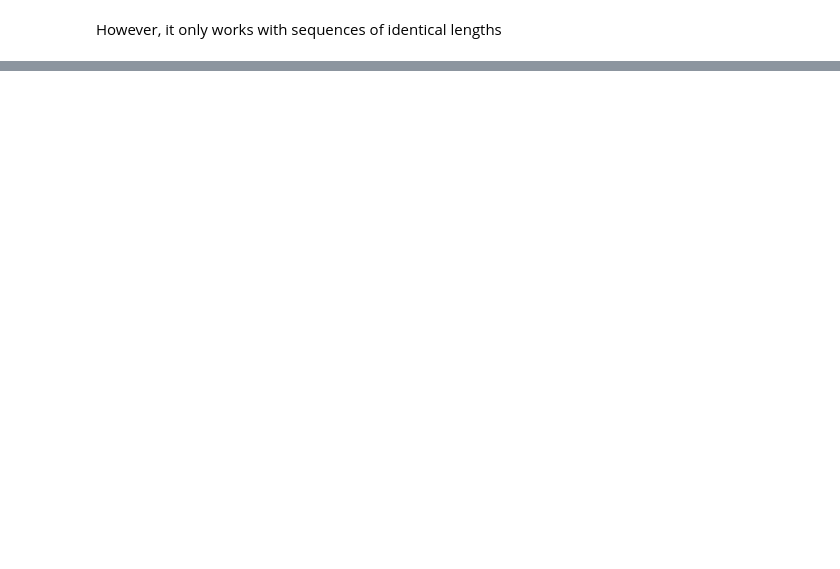
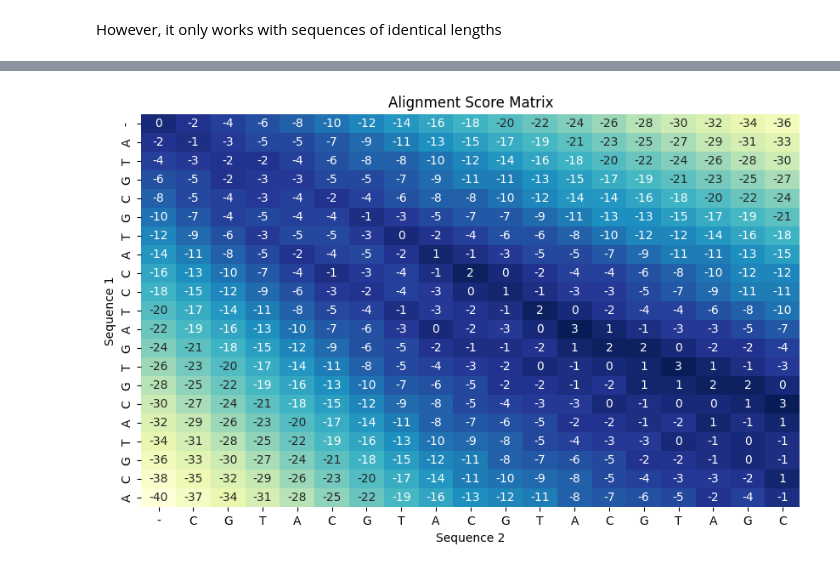
Before and after one commit to TheDetective14/BSDSBA2028-DSA-FinalProj, a Jupyter notebook: DSA Final exam - working.ipynb, the cells around one changed output, grey strips where cells are left out. Cells and saved outputs as stored; diff of their text form; code cells hidden in the pictures; blank space fills up the shorter version.

```diff
--- a/DSA Final exam - working.ipynb
+++ b/DSA Final exam - working.ipynb
@@ -222,0 +821,46 @@ Why blast is incomplete
+# %%
+# Jupyter Notebook Cell 4: Scoring function
+def score(a, b):
+    return match if a == b else mismatch
+# %%
+# Jupyter Notebook Cell 5: Needleman-Wunsch Algorithm
+def needleman_wunsch(seq1, seq2):
+    m, n = len(seq1), len(seq2)
+    dp = np.zeros((m+1, n+1), dtype=int)
+
+    # Initialize first row and column
+    for i in range(1, m+1):
+        dp[i][0] = dp[i-1][0] + gap
+    for j in range(1, n+1):
+        dp[0][j] = dp[0][j-1] + gap
+
+    # Fill the matrix
+    for i in range(1, m+1):
+        for j in range(1, n+1):
+            match_score = dp[i-1][j-1] + score(seq1[i-1], seq2[j-1])
+            delete = dp[i-1][j] + gap
+            insert = dp[i][j-1] + gap
+            dp[i][j] = max(match_score, delete, insert)
+
+    return dp
+# %%
+# Jupyter Notebook Cell 6: Step-by-step visualization
+
+def show_matrix(dp, seq1, seq2):
+    plt.figure(figsize=(10, 6))
+    ax = sns.heatmap(dp, annot=True, fmt='d', cmap="YlGnBu", cbar=False,
+                     xticklabels=['-'] + list(seq2),
+                     yticklabels=['-'] + list(seq1))
+    plt.title("Alignment Score Matrix")
+    plt.xlabel("Sequence 2")
+    plt.ylabel("Sequence 1")
+    plt.show()
+# %%
+# Jupyter Notebook Cell 7: Try it Out!
+seq1 = "ATGCGTACCTAGTGCATGCA"
+seq2 = "CGTACGTACGTACGTAGC"
+
+dp_matrix = needleman_wunsch(seq1, seq2)
+show_matrix(dp_matrix, seq1, seq2)
+# %% [output]
+[figure, added]
```
Also changed, not shown: parts of 68 cells of this notebook.
